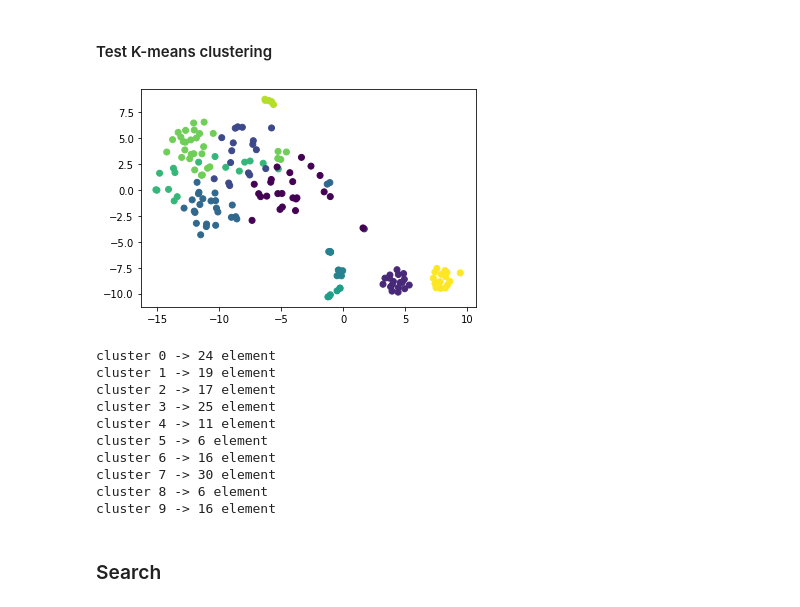
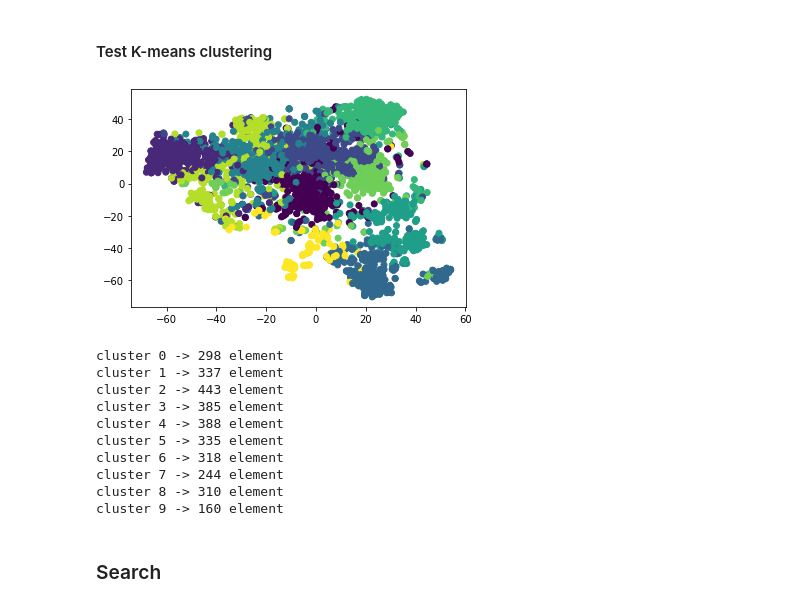
Before and after one commit to Mustapha-AJEGHRIR/medical_txt_parser, a Jupyter notebook: src/clustering_concepts.ipynb, the cells around one changed output. Drawn from its saved outputs; the diff is of its cells as text; code cells hidden in the pictures.

Commit message:
sementic search in progress, testing scibert

```diff
--- a/src/clustering_concepts.ipynb
+++ b/src/clustering_concepts.ipynb
@@ -41,9 +39,12 @@ from data_preprocessing import Get_and_process_data
 # %% [markdown]
 ### Configurations
 # %%
+lines_per_tokenization = 5
+filename_split_key = "__at__"
 # Load model from HuggingFace Hub
 device = "cuda"
-model_checkpoint = "sentence-transformers/multi-qa-MiniLM-L6-cos-v1"
+# model_checkpoint = "sentence-transformers/multi-qa-MiniLM-L6-cos-v1"
+model_checkpoint = "gsarti/scibert-nli"
 tokenizer = AutoTokenizer.from_pretrained(model_checkpoint)
 model = AutoModel.from_pretrained(model_checkpoint)
 data_path = "../data/train/txt"
@@ -89,7 +90,16 @@ def find_cluster(query_emb, clustered_data, similarity=similarity):
             best_score = score
     return best_cluster
 
-def semantic_search_base(query_emb, doc_emb):
+def text_splitter(text, lines_per_tokenization=lines_per_tokenization):
+    lines = text.split("\n")
+
+    texts = []
+    for i in range(len(lines)//lines_per_tokenization):
+        texts.append("\n".join(lines[i*lines_per_tokenization:(i+1)*lines_per_tokenization]))
+
+    return texts
+
+def semantic_search_base(query_emb, doc_emb, docs):
     #Compute dot score between query and all document embeddings
     scores = torch.mm(query_emb, doc_emb.transpose(0, 1))[0].cpu().tolist()
 
@@ -98,10 +108,11 @@ def semantic_search_base(query_emb, doc_emb):
 
     #Sort by decreasing score
     doc_score_pairs = sorted(doc_score_pairs, key=lambda x: x[1], reverse=True)
-
+    print(doc_score_pairs)
     #Output passages & scores
     for doc, score in doc_score_pairs:
-        print(score, doc)
+        print("==> ",score)
+        print(doc)
 
 def forward(texts, tokenizer= tokenizer, model= model):
     # Tokenize sentences
@@ -120,24 +131,24 @@ def forward(texts, tokenizer= tokenizer, model= model):
 
 
 def forward_doc(texts, tokenizer= tokenizer, model= model, no_grad= False):
-    lines = texts.split("\n")
+    texts = text_splitter(texts)
 
     # Tokenize sentences
-    encoded_input_lines = tokenizer(lines, padding=True, truncation=True, return_tensors='pt')
+    encoded_input = tokenizer(texts, padding=True, truncation=True, return_tensors='pt')
 
     # Compute token embeddings
     if no_grad:
         with torch.no_grad():
-            model_output_lines = model(**encoded_input_lines, return_dict=True)
+            model_output = model(**encoded_input, return_dict=True)
     else :
-        model_output_lines = model(**encoded_input_lines, return_dict=True)
+        model_output = model(**encoded_input, return_dict=True)
 
     # Perform pooling
-    embeddings_lines = mean_pooling(model_output_lines, encoded_input_lines['attention_mask'])
+    embeddings = mean_pooling(model_output, encoded_input['attention_mask'])
 
     # NOTE: This is an easy approach
     # another mean pooling over the lines of the document
-    embeddings = torch.mean(embeddings_lines, 0).unsqueeze(0)
+    # embeddings = torch.mean(embeddings_lines, 0).unsqueeze(0)
 
     # Normalize embeddings
     embeddings = F.normalize(embeddings,  p=2, dim=1)
@@ -235,7 +260,9 @@ for file in tqdm(text_files, "Encoding documents", ascii=True):
     with open(file) as f:
         doc = f.read()
     file_name = os.path.basename(file).split(".")[0]
-    all_docs[file_name] = forward_doc(doc, no_grad=True)
+    embeddings = forward_doc(doc, no_grad=True)
+    for i,emb in enumerate(embeddings):
+        all_docs[file_name+filename_split_key+str(i)] = emb.unsqueeze(0)
 # %%
 with open(embeddings_path + os.sep + "all_docs.pkl", "wb") as f:
     pickle.dump(all_docs, f)
@@ -294,32 +321,32 @@ clustering = KMeans(n_clusters = 10).fit(sample)
 # %%
 # Scatter plot using TSNE
 def plot_clutering(sample):
-    new_sample = TSNE(n_components=2, n_iter=int(1e8)).fit_transform(sample)
+    new_sample = TSNE(n_components=2).fit_transform(sample)
     plt.scatter(new_sample[:, 0], new_sample[:, 1], c=clustering.labels_)
     plt.show()
     # # plot in 3D
     # new_sample_3D = TSNE(n_components=3).fit_transform(sample)
     # fig = plt.figure()
     # ax = fig.add_subplot(111, projection='3d')
     # ax.scatter(new_sample_3D[:, 0], new_sample_3D[:, 1], new_sample_3D[:, 2], c=clustering.labels_)
     # plt.show()
 plot_clutering(sample)
 # %% [output]
-[figure, old version]
+[figure, new version]
 # %%
 for i in range(10):
     print("cluster", i , "->" , list(clustering.labels_).count(i), "element")
 # %% [output]
-cluster 0 -> 24 element
-cluster 1 -> 19 element
-cluster 2 -> 17 element
-cluster 3 -> 25 element
-cluster 4 -> 11 element
-cluster 5 -> 6 element
-cluster 6 -> 16 element
-cluster 7 -> 30 element
-cluster 8 -> 6 element
-cluster 9 -> 16 element
+cluster 0 -> 298 element
+cluster 1 -> 337 element
+cluster 2 -> 443 element
+cluster 3 -> 385 element
+cluster 4 -> 388 element
+cluster 5 -> 335 element
+cluster 6 -> 318 element
+cluster 7 -> 244 element
+cluster 8 -> 310 element
+cluster 9 -> 160 element
 # %%
 clustered_data = {}
 for i,center in enumerate(clustering.cluster_centers_):
```
Also changed, not shown: parts of 12 cells of this notebook.
